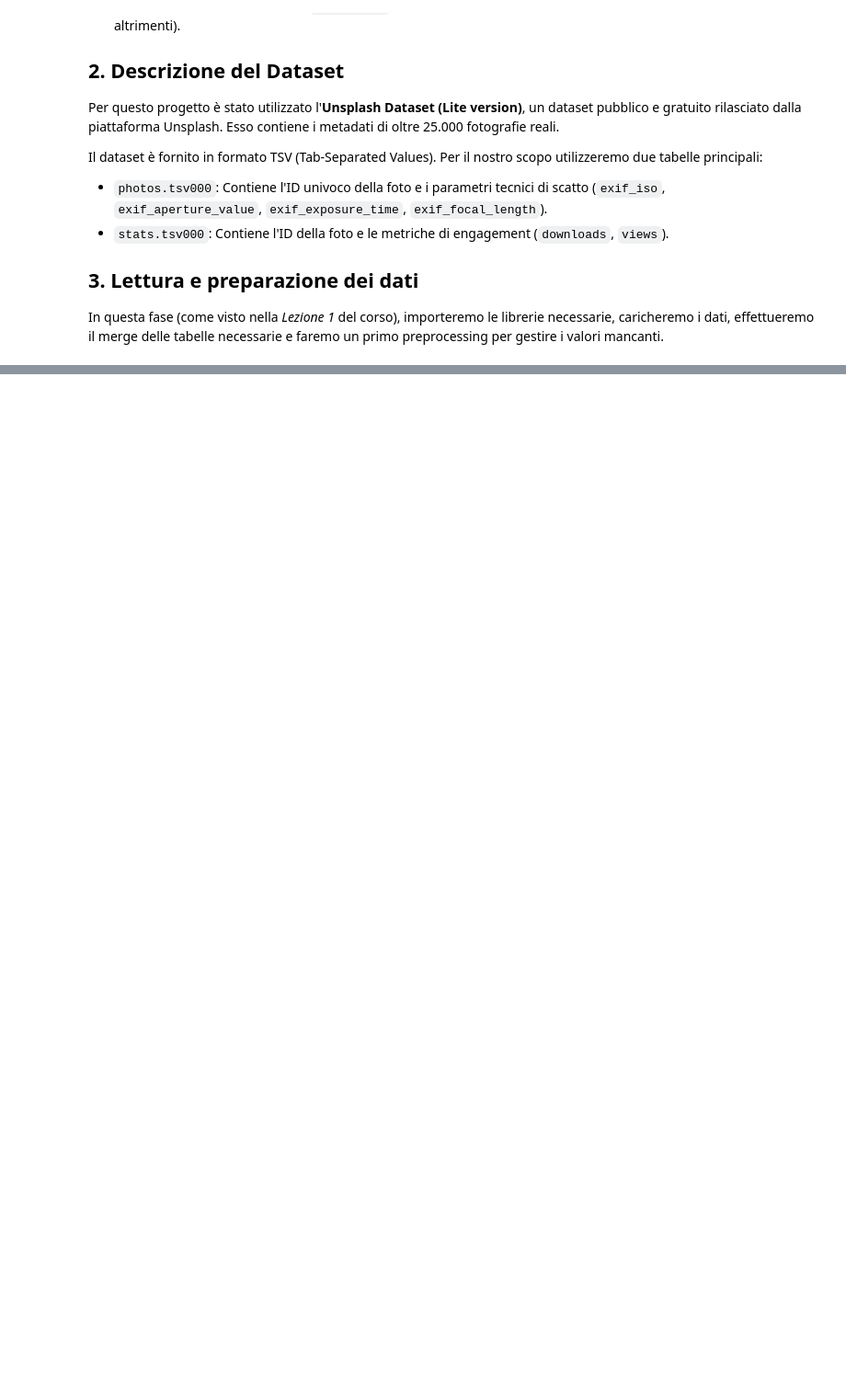
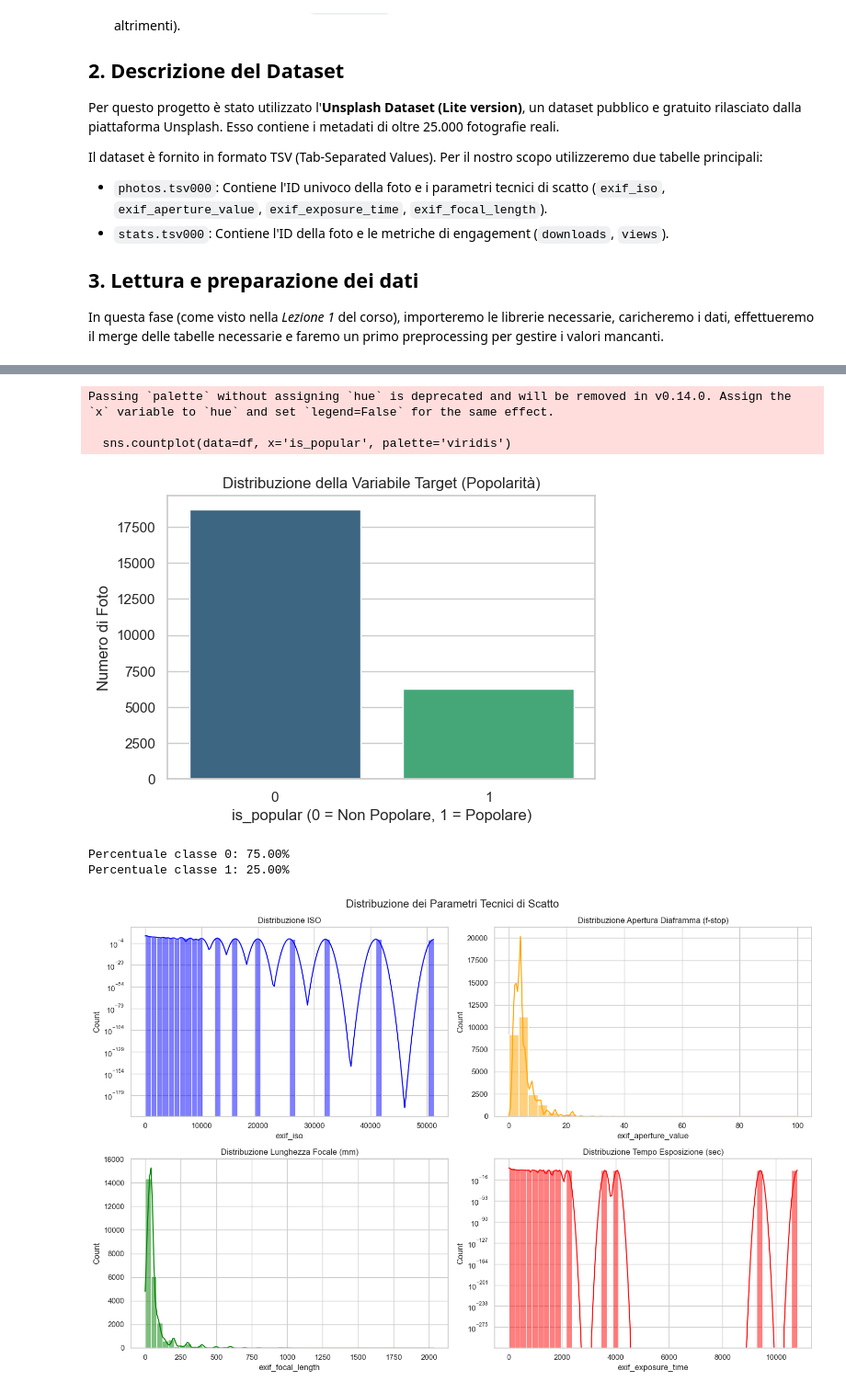
Before and after one commit to maicolsanti/unibo_artifical_intelligence, a Jupyter notebook: project.ipynb, the cells around one changed output, grey strips where cells are left out. Shown at 92% size. Drawn from its saved outputs; the diff is of its cells as text; code cells hidden in the pictures; blank space fills up the shorter version.

```diff
--- a/project.ipynb
+++ b/project.ipynb
@@ -110,0 +118,47 @@ Dimensioni dataset finali pronte per l'analisi: (25000, 10)
+# %%
+# analisi del bilanciamento del target
+plt.figure(figsize=(6, 4))
+sns.countplot(data=df, x='is_popular', palette='viridis')
+plt.title('Distribuzione della Variabile Target (Popolarità)')
+plt.xlabel('is_popular (0 = Non Popolare, 1 = Popolare)')
+plt.ylabel('Numero di Foto')
+plt.show()
+
+# calcolo percentuale
+conteggio = df['is_popular'].value_counts(normalize=True) * 100
+print(f"Percentuale classe 0: {conteggio[0]:.2f}%")
+print(f"Percentuale classe 1: {conteggio[1]:.2f}%\n")
+
+# distribuzione delle feature EXIF
+# uso la scala logaritmica per ISO e tempi di esposizione perché hanno range molto ampi
+fig, axes = plt.subplots(2, 2, figsize=(15, 10))
+fig.suptitle('Distribuzione dei Parametri Tecnici di Scatto', fontsize=16)
+
+# ISO
+sns.histplot(df['exif_iso'], bins=50, kde=True, ax=axes[0, 0], color='blue')
+axes[0, 0].set_title('Distribuzione ISO')
+axes[0, 0].set_yscale('log') # Scala logaritmica per le Y (frequenza)
+
+# apertura (f-stop)
+sns.histplot(df['exif_aperture_value'], bins=30, kde=True, ax=axes[0, 1], color='orange')
+axes[0, 1].set_title('Distribuzione Apertura Diaframma (f-stop)')
+
+# lunghezza focale
+sns.histplot(df['exif_focal_length'], bins=50, kde=True, ax=axes[1, 0], color='green')
+axes[1, 0].set_title('Distribuzione Lunghezza Focale (mm)')
+
+# tempo di esposizione
+sns.histplot(df['exif_exposure_time'], bins=50, kde=True, ax=axes[1, 1], color='red')
+axes[1, 1].set_title('Distribuzione Tempo Esposizione (sec)')
+axes[1, 1].set_yscale('log')
+
+plt.tight_layout()
+plt.show()
+# %% [output]
+Passing `palette` without assigning `hue` is deprecated and will be removed in v0.14.0. Assign the `x` variable to `hue` and set `legend=False` for the same effect.
+
+  sns.countplot(data=df, x='is_popular', palette='viridis')
+[figure, added]
+Percentuale classe 0: 75.00%
+Percentuale classe 1: 25.00%
+[figure, added]
```
Also changed, not shown: parts of 14 cells of this notebook.
